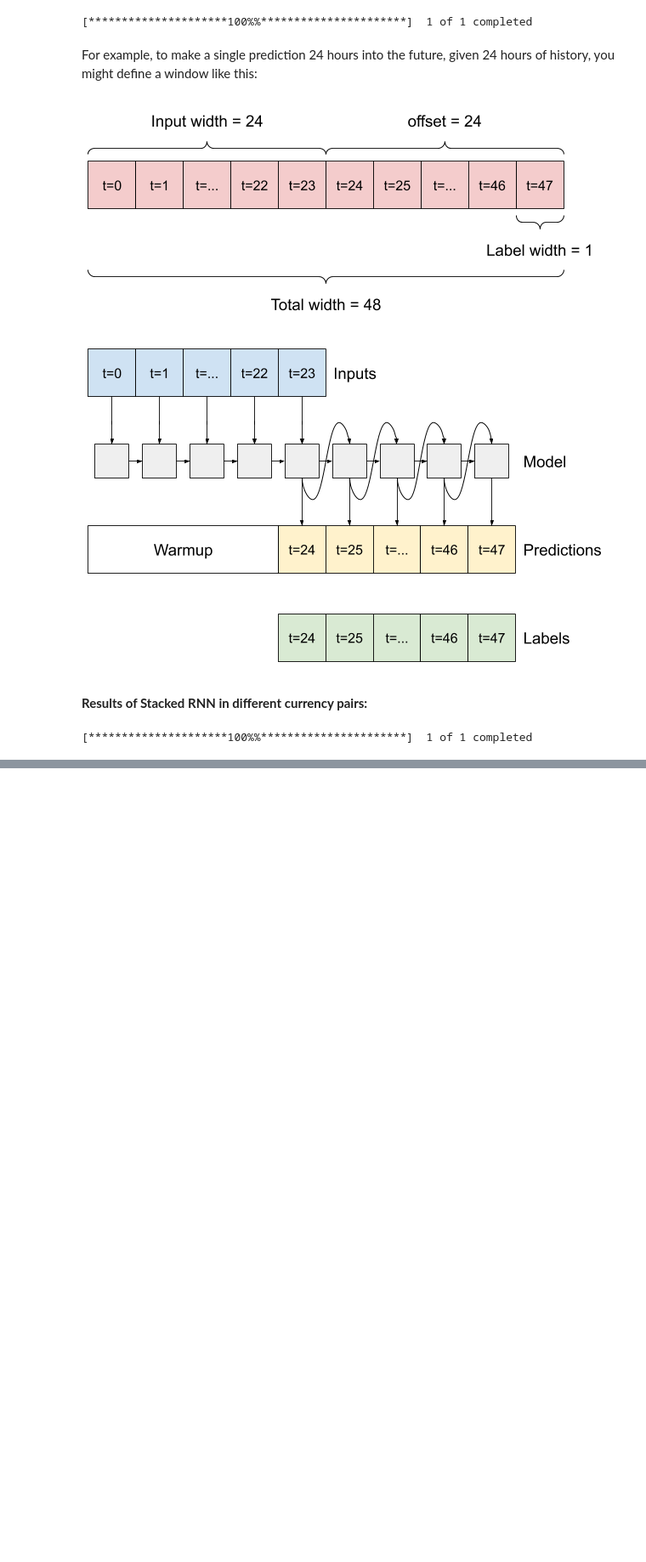
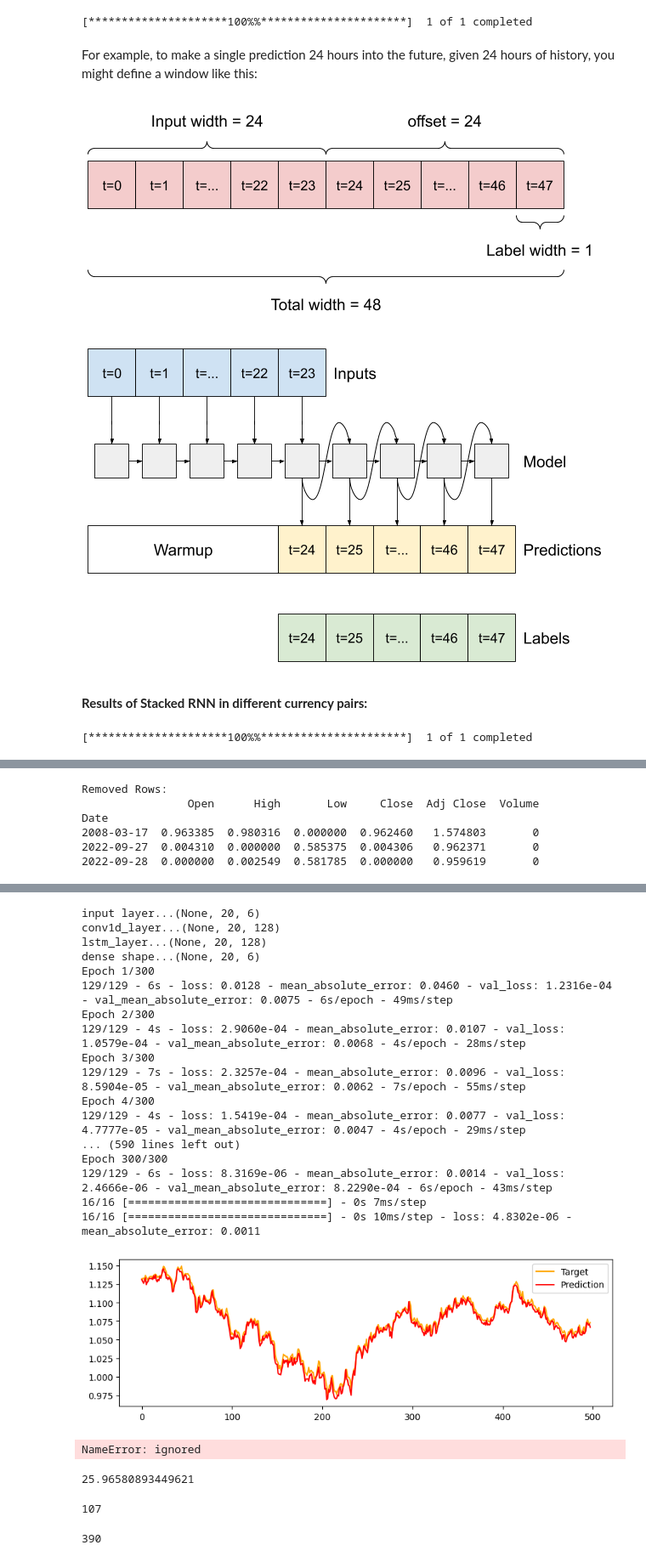
Before and after one commit to ghanbarifereshteh/singlecolorprj, a Jupyter notebook: RNN2Forex.ipynb, the cells around one changed output, grey strips where cells are left out. Shown at 85% size. Saved outputs shown, nothing was run; the diff lists cells and outputs as text; code cells hidden in the pictures; blank space fills up the shorter version.

```diff
--- a/RNN2Forex.ipynb
+++ b/RNN2Forex.ipynb
@@ -44,12 +45,12 @@ For example, to make a single prediction 24 hours into the future, given 24 hour
 # %%
 #the data must be normalized so it becomes understandable for machine.
 def normalize_data(df):
-    min_max_scaler = sklearn.preprocessing.MinMaxScaler()
-    df['Open'] = min_max_scaler.fit_transform(df.Open.values.reshape(-1,1))
-    df['High'] = min_max_scaler.fit_transform(df.High.values.reshape(-1,1))
-    df['Low'] = min_max_scaler.fit_transform(df.Low.values.reshape(-1,1))
+    min_max_scaler = sklearn.preprocessing.MinMaxScaler(feature_range = (0,1))
+    #df['Open'] = min_max_scaler.fit_transform(df.Open.values.reshape(-1,1))
+    #df['High'] = min_max_scaler.fit_transform(df.High.values.reshape(-1,1))
+    #df['Low'] = min_max_scaler.fit_transform(df.Low.values.reshape(-1,1))
     df['Close'] = min_max_scaler.fit_transform(df['Close'].values.reshape(-1,1))
-    return df
+    return df,min_max_scaler
 # %%
 #spilite data and and make three datasets for training and validation and test.
 def spilitData(df_stock_norm):
@@ -58,7 +59,7 @@ def spilitData(df_stock_norm):
   val_df = df_stock_norm[int(n*0.8):int(n*0.9)]
   test_df = df_stock_norm[int(n*0.9):]
 
-  num_features = df_stock_norm.shape[1]
+  #num_features = df_stock_norm.shape[1]
   return train_df,val_df,test_df
 # %%
 #because of normalization(between 0 and 1) some values become zero. in calculating the amount of profit, we may encounter divide by zero error. so zero values are deleted with this function.
@@ -374,9 +394,10 @@ def run_simple_RNN():
   return model
 # %%
 def get_input_CNN(df_stock):
-  df_stock = normalize_data(df_stock)
+  df_stock,scaler = normalize_data(df_stock)
   df_stock = drop_zeros(df_stock)
   train_df,val_df,test_df = spilitData(df_stock)
+
   multi_window = WindowGenerator(train_df,input_width=n_steps,
                                 label_width=n_steps,
                                 shift=1)
@@ -394,6 +415,6 @@ def get_input_CNN(df_stock):
   y_train_series_sub = train_inputs.reshape((train_labels.shape[0], subsequences, timesteps, num_features))
   y_valid_series_sub = val_inputs.reshape((val_labels.shape[0], subsequences, timesteps, num_features))
   X_test_series_sub = test_inputs.reshape((test_inputs.shape[0], subsequences, timesteps, num_features))
-  return X_train_series_sub,train_inputs,train_labels,X_valid_series_sub,val_inputs,val_labels,X_test_series_sub,test_inputs,test_labels
+  return X_train_series_sub,train_inputs,train_labels,X_valid_series_sub,val_inputs,val_labels,X_test_series_sub,test_inputs,test_labels,scaler
 # %%
 def time_distributed_CNN_RNN(df_stock,epochs):
@@ -428,6 +445,6 @@ def time_distributed_CNN_RNN(df_stock,epochs):
 # %%
 def cocatenated_CNN_RNN(df_stock,epochs):
-  X_train_series_sub,train_inputs,train_labels,X_valid_series_sub,val_inputs,val_labels,X_test_series_sub,test_inputs,test_labels = get_input_CNN(df_stock)
+  X_train_series_sub,train_inputs,train_labels,X_valid_series_sub,val_inputs,val_labels,X_test_series_sub,test_inputs,test_labels,scaler = get_input_CNN(df_stock)
   layers = [tf.keras.layers.LSTMCell(units=n_neurons, activation='elu')
           for layer in range(n_layers)]
 
@@ -452,12 +469,16 @@ def cocatenated_CNN_RNN(df_stock,epochs):
                   metrics=[tf.keras.metrics.MeanAbsoluteError()])
   cnn_history = model_cnn_lstm.fit(train_inputs, train_labels, validation_data=(val_inputs, val_labels), epochs=epochs, verbose=2)
   pred = model_cnn_lstm.predict(test_inputs)
-  mse, mae = model_cnn_lstm.evaluate(test_inputs,test_labels)
-  plot_target_predict(test_labels,pred)
-  profit = calculate_profit(pred,test_inputs)
-  print("profit...."+str(profit))
-  print("mse, mae...."+str(mse)+", "+str(mae))
-  return model_cnn_lstm,cnn_history,pred
+  mse,mae = model_cnn_lstm.evaluate(test_inputs,test_labels)
+  pred = scaler.inverse_transform(pred[:,-1,:])
+  test_labels = scaler.inverse_transform(test_labels[:,-1,:])
+  test_inputs = scaler.inverse_transform(test_inputs[:,-1,:])
+  plt.figure(figsize=(10,3))
+  plt.plot(pred[:,3],color='orange', label='Target')
+  plt.plot(test_labels[:,3], color='red', label='Prediction')
+  plt.legend()
+  plt.show()
+  return model_cnn_lstm,cnn_history,scaler,test_inputs,test_labels,pred
 # %%
 def LSTM_Conv3d(df_stock,epochs):
   X_train_series_sub,train_inputs,train_labels,X_valid_series_sub,val_inputs,val_labels,X_test_series_sub,test_inputs,test_labels = get_input_CNN(df_stock)
@@ -685,0 +867,9 @@ history,predictions = cocatenated_CNN_RNN(df_stock,200)
+# %%
+model_cnn_lstm,cnn_history,scaler,test_inputs,test_labels,pred = cocatenated_CNN_RNN(df_stock,300)
+# %% [output]
+Removed Rows:
+                Open      High       Low     Close  Adj Close  Volume
+Date
+2008-03-17  0.963385  0.980316  0.000000  0.962460   1.574803       0
+2022-09-27  0.004310  0.000000  0.585375  0.004306   0.962371       0
+2022-09-28  0.000000  0.002549  0.581785  0.000000   0.959619       0
@@ -685,0 +877,26 @@ history,predictions = cocatenated_CNN_RNN(df_stock,200)
+input layer...(None, 20, 6)
+conv1d_layer...(None, 20, 128)
+lstm_layer...(None, 20, 128)
+dense shape...(None, 20, 6)
+Epoch 1/300
+129/129 - 6s - loss: 0.0128 - mean_absolute_error: 0.0460 - val_loss: 1.2316e-04 - val_mean_absolute_error: 0.0075 - 6s/epoch - 49ms/step
+Epoch 2/300
+129/129 - 4s - loss: 2.9060e-04 - mean_absolute_error: 0.0107 - val_loss: 1.0579e-04 - val_mean_absolute_error: 0.0068 - 4s/epoch - 28ms/step
+Epoch 3/300
+129/129 - 7s - loss: 2.3257e-04 - mean_absolute_error: 0.0096 - val_loss: 8.5904e-05 - val_mean_absolute_error: 0.0062 - 7s/epoch - 55ms/step
+Epoch 4/300
+129/129 - 4s - loss: 1.5419e-04 - mean_absolute_error: 0.0077 - val_loss: 4.7777e-05 - val_mean_absolute_error: 0.0047 - 4s/epoch - 29ms/step
+... (590 lines left out)
+Epoch 300/300
+129/129 - 6s - loss: 8.3169e-06 - mean_absolute_error: 0.0014 - val_loss: 2.4666e-06 - val_mean_absolute_error: 8.2290e-04 - 6s/epoch - 43ms/step
+16/16 [==============================] - 0s 7ms/step
+16/16 [==============================] - 0s 10ms/step - loss: 4.8302e-06 - mean_absolute_error: 0.0011
+[figure, added]
+# %%
+profit,list_profit,capital,capital_array,direction = calculate_profit(pred,test_inputs)
+# %% [output]
+NameError: ignored
+# %%
+np.mean(list_profit)
+# %% [output]
+25.96580893449621
@@ -685,0 +905,8 @@ history,predictions = cocatenated_CNN_RNN(df_stock,200)
+# %%
+direction.count(0)
+# %% [output]
+107
+# %%
+direction.count(1)
+# %% [output]
+390
```
Also changed, not shown: parts of 49 cells of this notebook.
